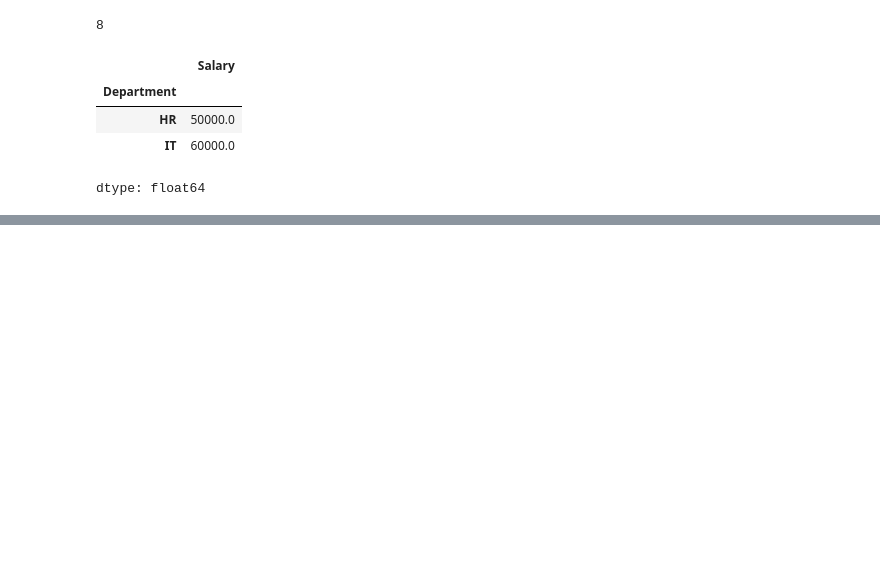
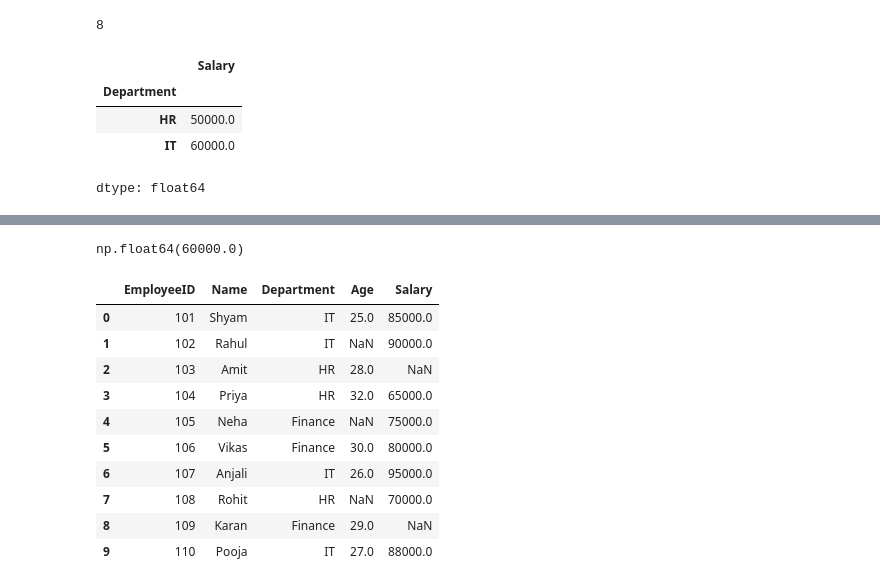
Before and after one commit to shyam0770sharma-prog/PYTHON, a Jupyter notebook: Untitled16.ipynb, the cells around one changed output, grey strips where cells are left out. Cells and saved outputs as stored; diff of their text form; code cells hidden in the pictures; blank space fills up the shorter version.

```diff
--- a/Untitled16.ipynb
+++ b/Untitled16.ipynb
@@ -107,0 +128,35 @@ dtype: float64
+# %%
+# Q2. Department Salary
+# Find the average salary for each department
+df['Salary'].mean()
+# %% [output]
+np.float64(60000.0)
+# %%
+import pandas as pd
+
+data = {
+    "EmployeeID": [101, 102, 103, 104, 105, 106, 107, 108, 109, 110],
+    "Name": ["Shyam", "Rahul", "Amit", "Priya", "Neha",
+             "Vikas", "Anjali", "Rohit", "Karan", "Pooja"],
+    "Department": ["IT", "IT", "HR", "HR", "Finance",
+                   "Finance", "IT", "HR", "Finance", "IT"],
+    "Age": [25, None, 28, 32, None, 30, 26, None, 29, 27],
+    "Salary": [85000, 90000, None, 65000, 75000,
+               80000, 95000, 70000, None, 88000]
+}
+
+df = pd.DataFrame(data)
+
+df
+# %% [output]
+|  | EmployeeID | Name | Department | Age | Salary |
+| 0 | 101 | Shyam | IT | 25.0 | 85000.0 |
+| 1 | 102 | Rahul | IT | NaN | 90000.0 |
+| 2 | 103 | Amit | HR | 28.0 | NaN |
+| 3 | 104 | Priya | HR | 32.0 | 65000.0 |
+| 4 | 105 | Neha | Finance | NaN | 75000.0 |
+| 5 | 106 | Vikas | Finance | 30.0 | 80000.0 |
+| 6 | 107 | Anjali | IT | 26.0 | 95000.0 |
+| 7 | 108 | Rohit | HR | NaN | 70000.0 |
+| 8 | 109 | Karan | Finance | 29.0 | NaN |
+| 9 | 110 | Pooja | IT | 27.0 | 88000.0 |
```
Also changed, not shown: parts of 8 cells of this notebook.
